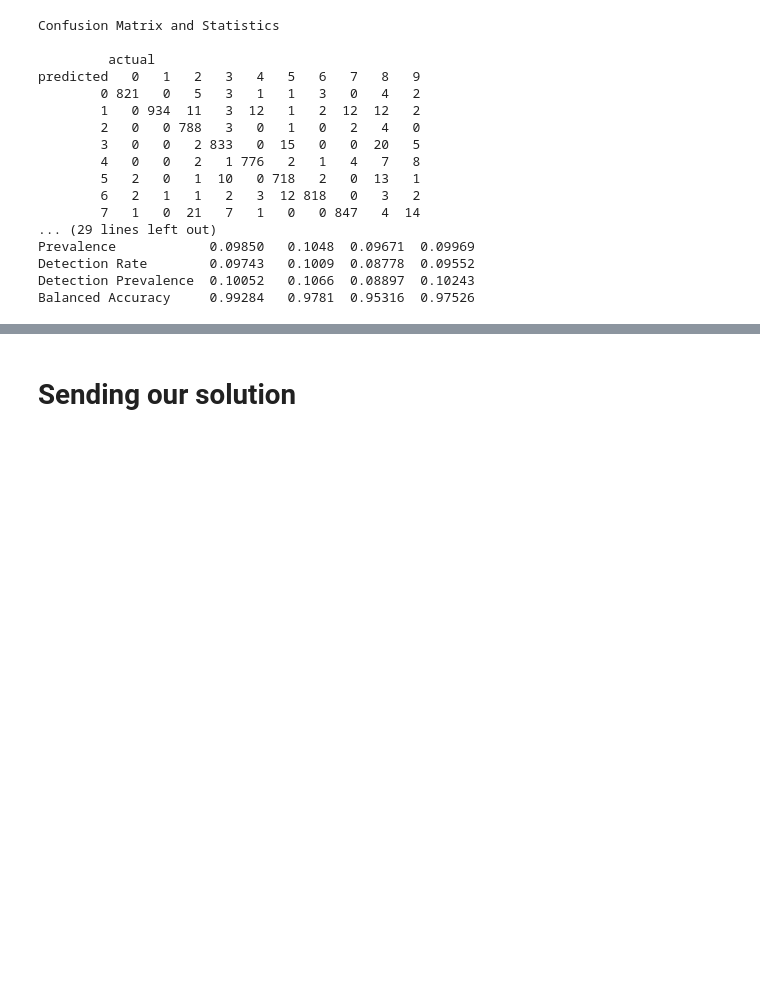
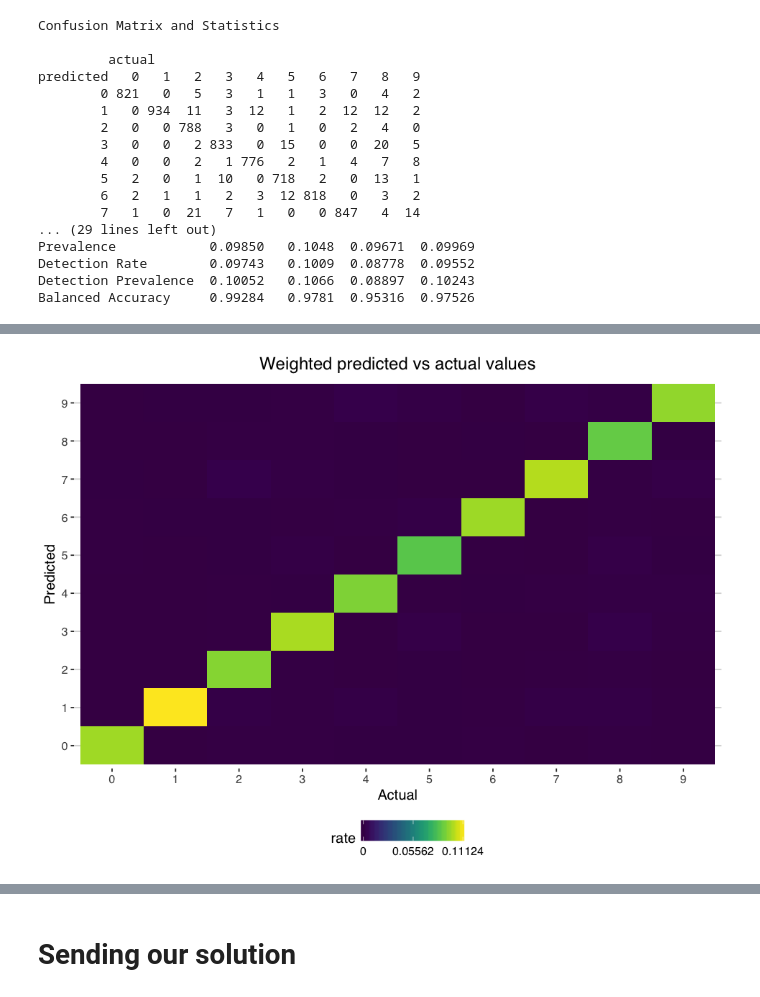
Before and after one commit to Data-Science-FMI/introduction-to-data-science-2017, a Jupyter notebook: labs/lab_1/mnist.ipynb, the cells around one changed output, grey strips where cells are left out. Cells and saved outputs as stored; diff of their text form; code cells hidden in the pictures; blank space fills up the shorter version.

```diff
--- a/labs/lab_1/mnist.ipynb
+++ b/labs/lab_1/mnist.ipynb
@@ -247,0 +255,17 @@ ggplot(as.tibble(scale(confusion_matrix$table))) +
+# %%
+max_scale = max(confusion_data$rate)
+mid_scale = max_scale / 2
+
+ggplot(confusion_data) +
+    geom_tile(aes(x=actual, y=predicted, fill=rate)) +
+    ggtitle("Weighted predicted vs actual values") +
+    scale_x_discrete(name="Actual") +
+    scale_y_discrete(name="Predicted") +
+    scale_color_viridis() +
+    scale_fill_viridis(
+        option="viridis",
+        breaks=c(0, mid_scale, max_scale),
+        labels=c(0, round(mid_scale, 5), round(max_scale, 5))
+    ) + theme_hc()
+# %% [output]
+[figure, added]
```
Also changed, not shown: parts of 4 cells of this notebook.
